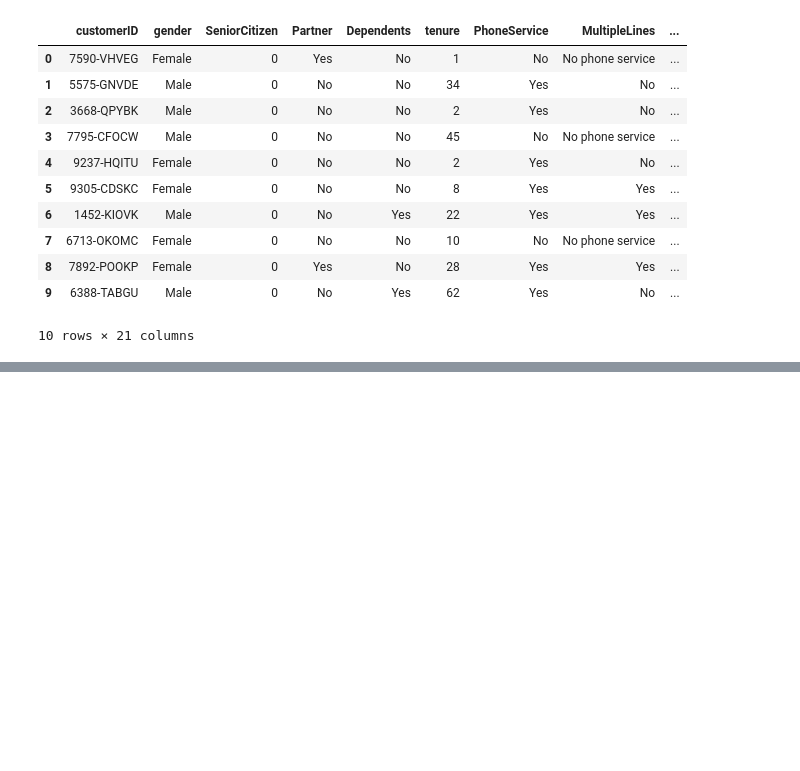
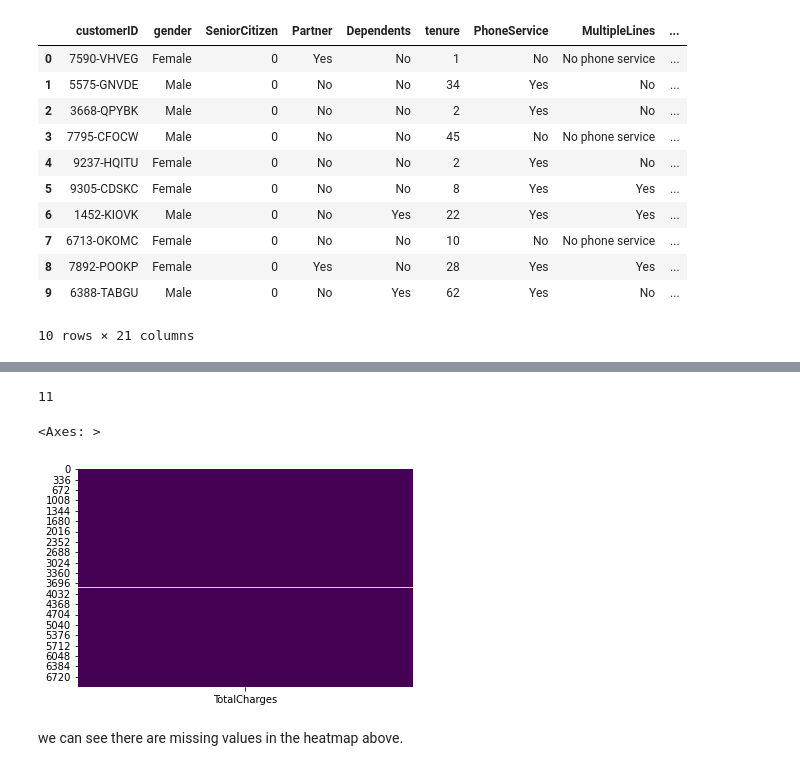
Before and after one commit to niteshpantha/customer_churn, a Jupyter notebook: customer-churn.ipynb, the cells around one changed output, grey strips where cells are left out. Saved outputs shown, nothing was run; the diff lists cells and outputs as text; code cells hidden in the pictures; blank space fills up the shorter version.

```diff
--- a/customer-churn.ipynb
+++ b/customer-churn.ipynb
@@ -20,0 +148,16 @@ df[:10]
+# %%
+# let's convert totalcharges datatype from object to int
+
+df['TotalCharges'] = pd.to_numeric(df['TotalCharges'], errors='coerce')
+# %%
+df["TotalCharges"].isna().sum()
+# %% [output]
+11
+# %%
+# we can visualize the null values using seaborn library
+sns.heatmap(df[["TotalCharges"]].isnull(),cbar=False,cmap='viridis')
+# %% [output]
+<Axes: >
+[figure, added]
+# %% [markdown]
+we can see there are missing values in the heatmap above.
```
Also changed, not shown: parts of 60 cells of this notebook.
